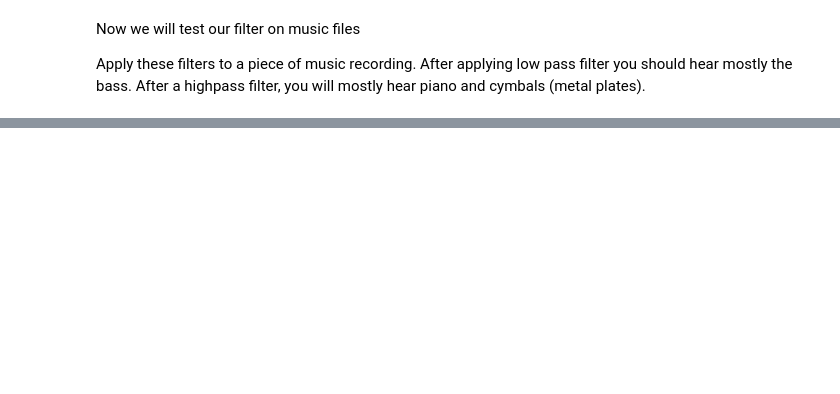
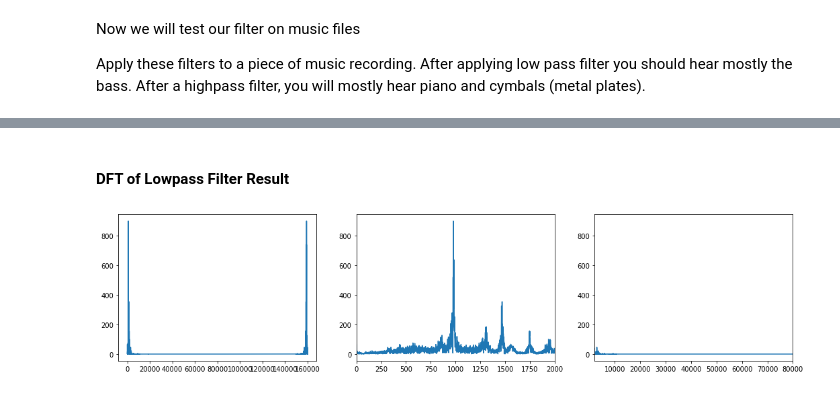
Before and after one commit to sham1lk/irc_dsp, a Jupyter notebook: lab3.ipynb, the cells around one changed output, grey strips where cells are left out. Cells and saved outputs as stored; diff of their text form; code cells hidden in the pictures; blank space fills up the shorter version.

```diff
--- a/lab3.ipynb
+++ b/lab3.ipynb
@@ -279,0 +322,15 @@ from numba import jit
+# %% [markdown]
+#### DFT of Lowpass Filter Result
+# %%
+fig, (ax1, ax2, ax3) = plt.subplots(1, 3, figsize=(18, 4))
+
+ax1.plot(np.abs(np.fft.fft(filtered_signal_low)))
+ax2.plot(np.abs(np.fft.fft(filtered_signal_low)))
+ax3.plot(np.abs(np.fft.fft(filtered_signal_low)))
+
+ax2.set_xlim([0, 2000])
+ax3.set_xlim([2000, 80000])
+
+plt.show()
+# %% [output]
+[figure, added]
```
Also changed, not shown: parts of 37 cells of this notebook.
